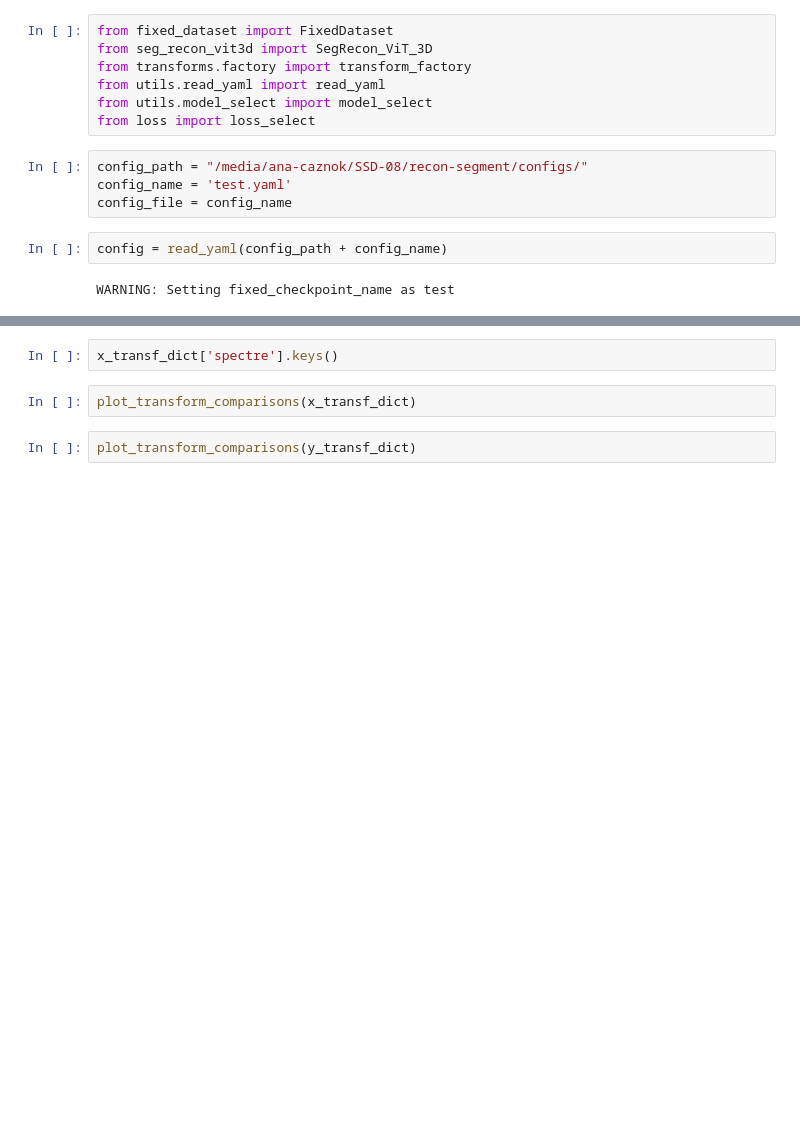
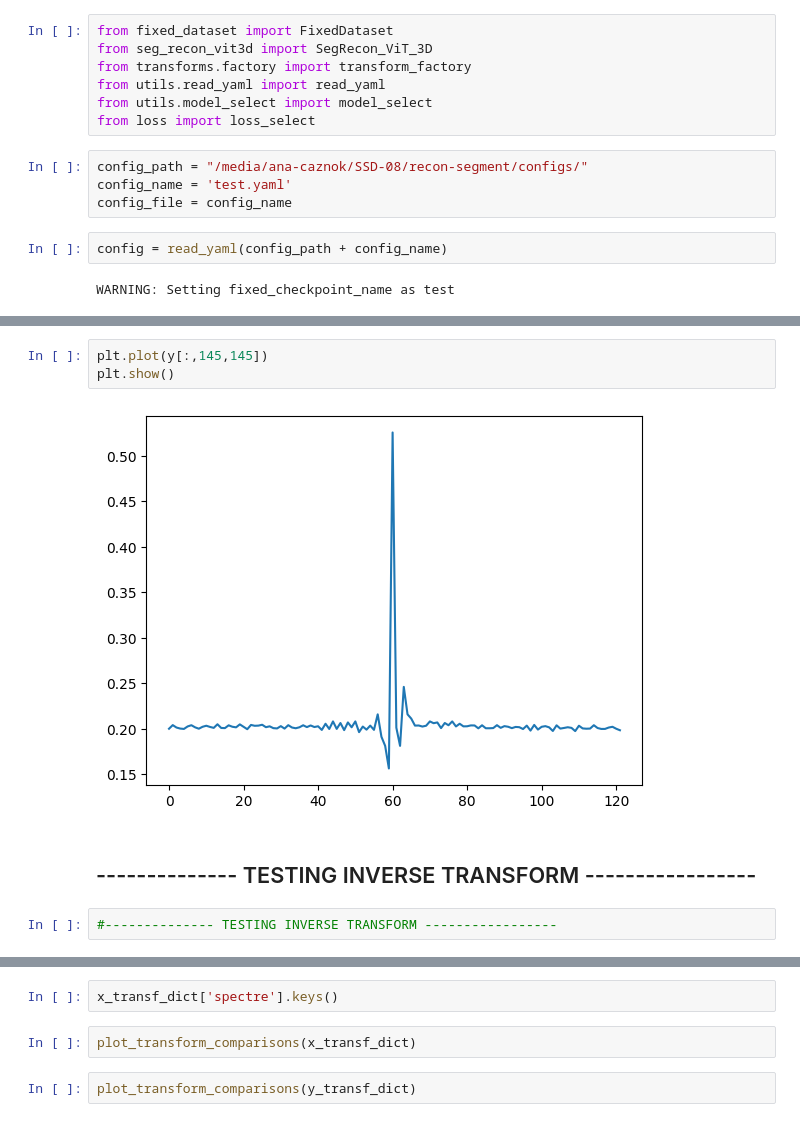
Before and after one commit to ana-caznok/recon-segment, a Jupyter notebook: notebooks/try_train_model.ipynb, the cells around one changed output, grey strips where cells are left out. Cells and saved outputs as stored; diff of their text form; blank space fills up the shorter version.

```diff
--- a/notebooks/try_train_model.ipynb
+++ b/notebooks/try_train_model.ipynb
@@ -99,0 +120,9 @@ torch.Size([61, 1024, 1024])
+# %%
+plt.plot(y[:,145,145])
+plt.show()
+# %% [output]
+[figure, added]
+# %% [markdown]
+## -------------- TESTING INVERSE TRANSFORM -----------------
+# %%
+#-------------- TESTING INVERSE TRANSFORM -----------------
```
Also changed, not shown: parts of 35 cells of this notebook, 12 other files.
